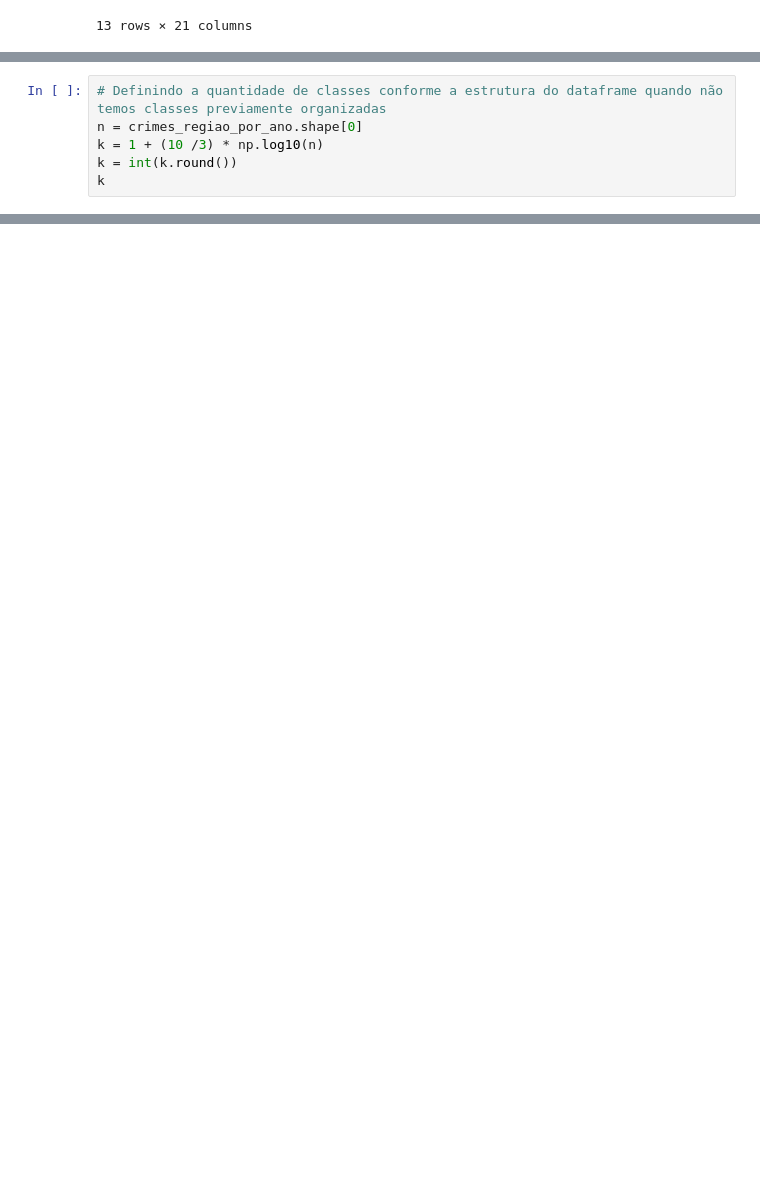
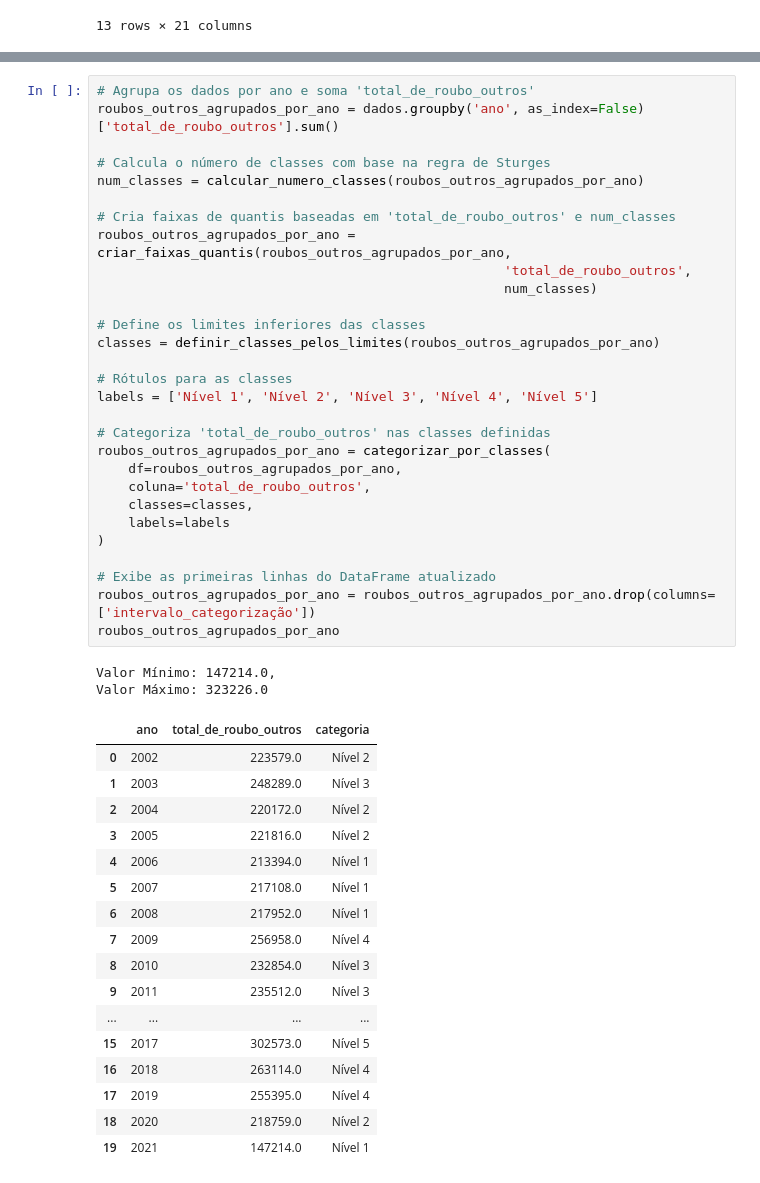
Before and after one commit to VinicMello/ibge_despesa_coletiva, a Jupyter notebook: notebook/main.ipynb, the cells around one changed output, grey strips where cells are left out. Saved outputs shown, nothing was run; the diff lists cells and outputs as text; blank space fills up the shorter version.

```diff
--- a/notebook/main.ipynb
+++ b/notebook/main.ipynb
@@ -277,6 +267,0 @@ crimes_regiao_por_ano.shape
-# %%
-# Definindo a quantidade de classes conforme a estrutura do dataframe quando não temos classes previamente organizadas
-n = crimes_regiao_por_ano.shape[0]
-k = 1 + (10 /3) * np.log10(n)
-k = int(k.round())
-k
@@ -347,0 +379,49 @@ dist_freq_2002.sort_index(ascending=True)
+# %%
+# Agrupa os dados por ano e soma 'total_de_roubo_outros'
+roubos_outros_agrupados_por_ano = dados.groupby('ano', as_index=False)['total_de_roubo_outros'].sum()
+
+# Calcula o número de classes com base na regra de Sturges
+num_classes = calcular_numero_classes(roubos_outros_agrupados_por_ano)
+
+# Cria faixas de quantis baseadas em 'total_de_roubo_outros' e num_classes
+roubos_outros_agrupados_por_ano = criar_faixas_quantis(roubos_outros_agrupados_por_ano,
+                                                    'total_de_roubo_outros',
+                                                    num_classes)
+
+# Define os limites inferiores das classes
+classes = definir_classes_pelos_limites(roubos_outros_agrupados_por_ano)
+
+# Rótulos para as classes
+labels = ['Nível 1', 'Nível 2', 'Nível 3', 'Nível 4', 'Nível 5']
+
+# Categoriza 'total_de_roubo_outros' nas classes definidas
+roubos_outros_agrupados_por_ano = categorizar_por_classes(
+    df=roubos_outros_agrupados_por_ano,
+    coluna='total_de_roubo_outros',
+    classes=classes,
+    labels=labels
+)
+
+# Exibe as primeiras linhas do DataFrame atualizado
+roubos_outros_agrupados_por_ano = roubos_outros_agrupados_por_ano.drop(columns=['intervalo_categorização'])
+roubos_outros_agrupados_por_ano
+# %% [output]
+Valor Mínimo: 147214.0,
+Valor Máximo: 323226.0
+|  | ano | total_de_roubo_outros | categoria |
+| 0 | 2002 | 223579.0 | Nível 2 |
+| 1 | 2003 | 248289.0 | Nível 3 |
+| 2 | 2004 | 220172.0 | Nível 2 |
+| 3 | 2005 | 221816.0 | Nível 2 |
+| 4 | 2006 | 213394.0 | Nível 1 |
+| 5 | 2007 | 217108.0 | Nível 1 |
+| 6 | 2008 | 217952.0 | Nível 1 |
+| 7 | 2009 | 256958.0 | Nível 4 |
+| 8 | 2010 | 232854.0 | Nível 3 |
+| 9 | 2011 | 235512.0 | Nível 3 |
+| ... | ... | ... | ... |
+| 15 | 2017 | 302573.0 | Nível 5 |
+| 16 | 2018 | 263114.0 | Nível 4 |
+| 17 | 2019 | 255395.0 | Nível 4 |
+| 18 | 2020 | 218759.0 | Nível 2 |
+| 19 | 2021 | 147214.0 | Nível 1 |
```
Also changed, not shown: parts of 13 cells of this notebook.
